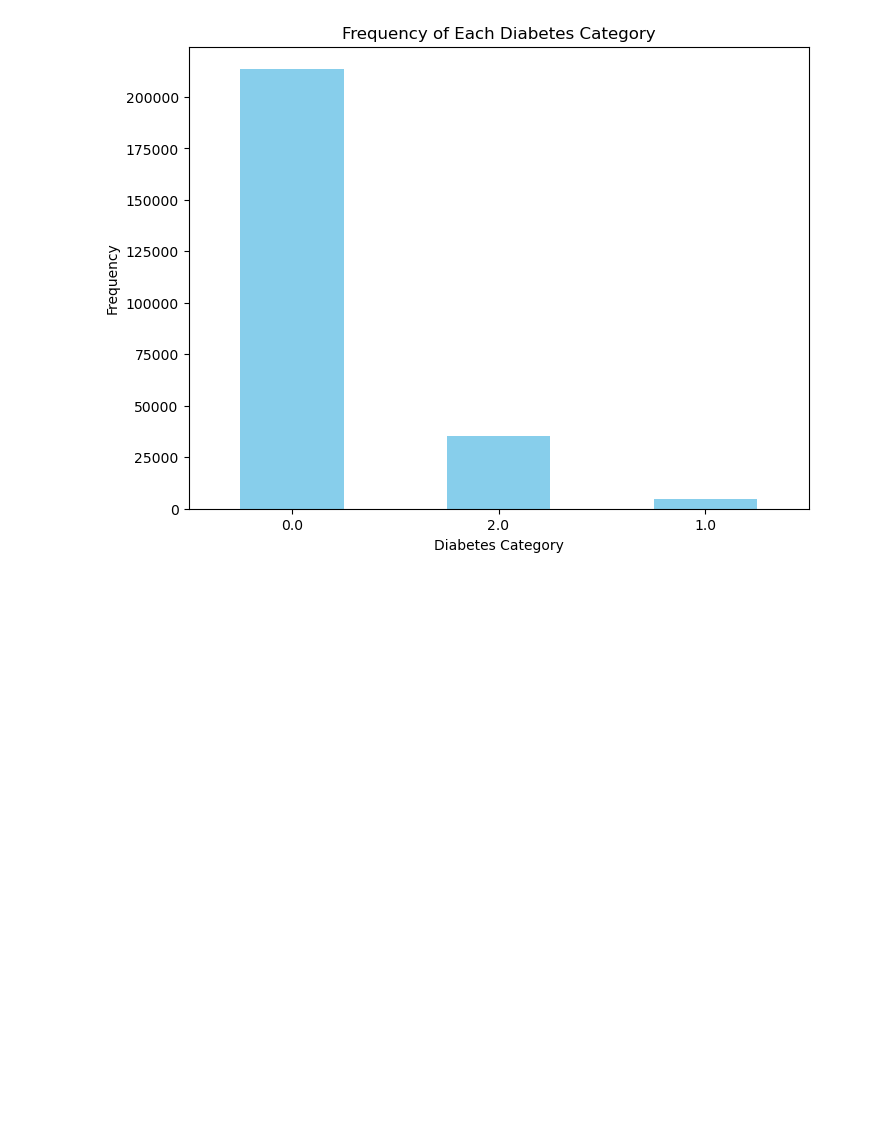
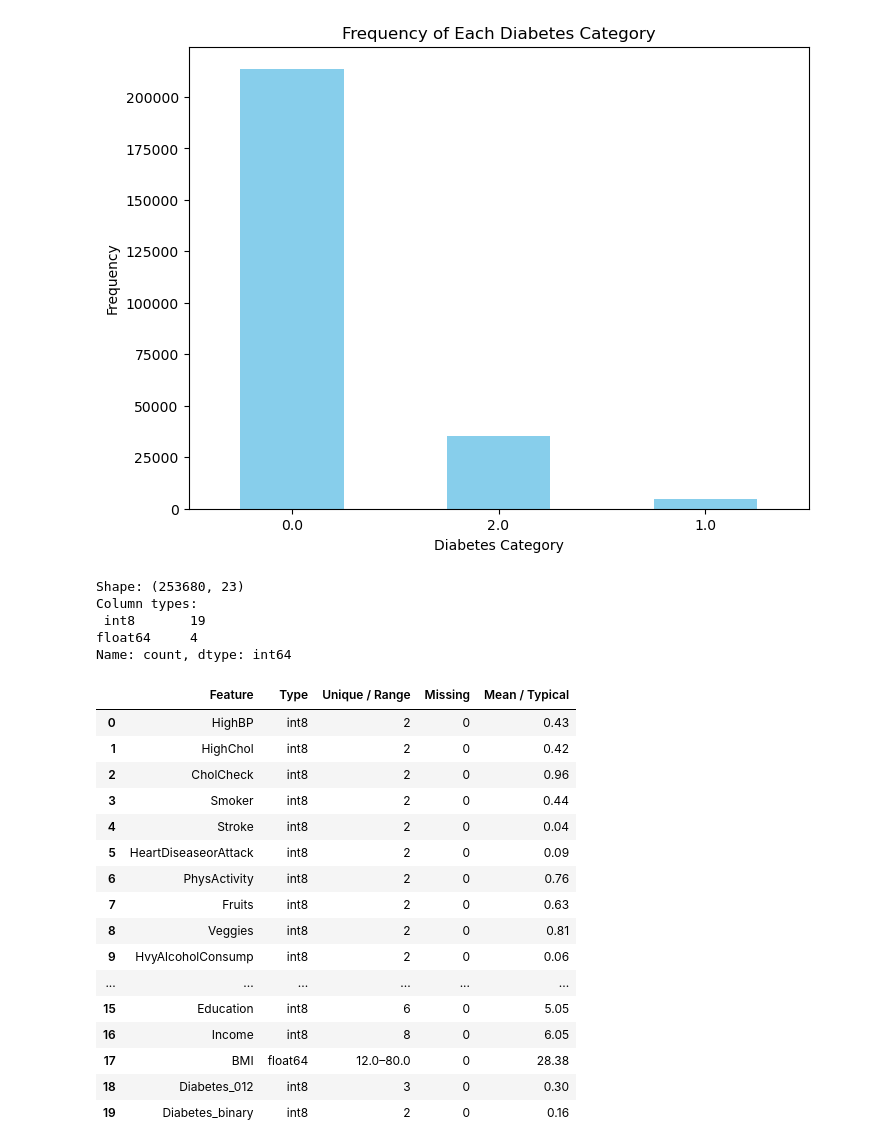
Before and after one commit to pponn/DS4400_Final_Project, a Jupyter notebook: dataset.ipynb, the cells around one changed output. Saved outputs shown, nothing was run; the diff lists cells and outputs as text; code cells hidden in the pictures; blank space fills up the shorter version.

Commit message:
features table

```diff
--- a/dataset.ipynb
+++ b/dataset.ipynb
@@ -36,3 +36,72 @@ plt.xticks(rotation=0)
 plt.show()
 # %% [output]
 [figure]
+# %%
+# Define features
+binary_cols = [
+    'HighBP','HighChol','CholCheck','Smoker','Stroke',
+    'HeartDiseaseorAttack','PhysActivity','Fruits','Veggies',
+    'HvyAlcoholConsump','AnyHealthcare','NoDocbcCost',
+    'DiffWalk','Sex'
+]
+ordinal_cols = ['Age','Education','Income']
+continuous_cols = ['BMI']
+target_cols = ['Diabetes_012']
+
+# Convert types
+df[binary_cols + ordinal_cols + target_cols] = df[binary_cols + ordinal_cols + target_cols].astype('int8')
+
+# Cap BMI and create binary target
+df['BMI'] = df['BMI'].clip(10, 80)
+df['Diabetes_binary'] = (df['Diabetes_012'] > 0).astype('int8')
+
+# Quick check
+print("Shape:", df.shape)
+print("Column types:\n", df.dtypes.value_counts())
+
+# Feature summary
+all_features = binary_cols + ordinal_cols + continuous_cols + ['Diabetes_012','Diabetes_binary']
+
+def feature_summary(df, cols):
+    summary = []
+    for col in cols:
+        dtype = df[col].dtype
+        n_unique = df[col].nunique()
+        missing = df[col].isna().sum()
+        min_val = df[col].min() if pd.api.types.is_numeric_dtype(df[col]) else None
+        max_val = df[col].max() if pd.api.types.is_numeric_dtype(df[col]) else None
+        mean_val = df[col].mean() if pd.api.types.is_numeric_dtype(df[col]) else None
+        summary.append({
+            'Feature': col,
+            'Type': str(dtype),
+            'Unique / Range': f"{n_unique}" if n_unique <= 20 else f"{min_val}–{max_val}",
+            'Missing': missing,
+            'Mean / Typical': round(mean_val, 2) if mean_val is not None else '-'
+        })
+    return pd.DataFrame(summary)
+
+feature_table = feature_summary(df, all_features)
+feature_table
+# %% [output]
+Shape: (253680, 23)
+Column types:
+ int8       19
+float64     4
+Name: count, dtype: int64
+|  | Feature | Type | Unique / Range | Missing | Mean / Typical |
+| 0 | HighBP | int8 | 2 | 0 | 0.43 |
+| 1 | HighChol | int8 | 2 | 0 | 0.42 |
+| 2 | CholCheck | int8 | 2 | 0 | 0.96 |
+| 3 | Smoker | int8 | 2 | 0 | 0.44 |
+| 4 | Stroke | int8 | 2 | 0 | 0.04 |
+| 5 | HeartDiseaseorAttack | int8 | 2 | 0 | 0.09 |
+| 6 | PhysActivity | int8 | 2 | 0 | 0.76 |
+| 7 | Fruits | int8 | 2 | 0 | 0.63 |
+| 8 | Veggies | int8 | 2 | 0 | 0.81 |
+| 9 | HvyAlcoholConsump | int8 | 2 | 0 | 0.06 |
+| ... | ... | ... | ... | ... | ... |
+| 15 | Education | int8 | 6 | 0 | 5.05 |
+| 16 | Income | int8 | 8 | 0 | 6.05 |
+| 17 | BMI | float64 | 12.0–80.0 | 0 | 28.38 |
+| 18 | Diabetes_012 | int8 | 3 | 0 | 0.30 |
+| 19 | Diabetes_binary | int8 | 2 | 0 | 0.16 |
```
